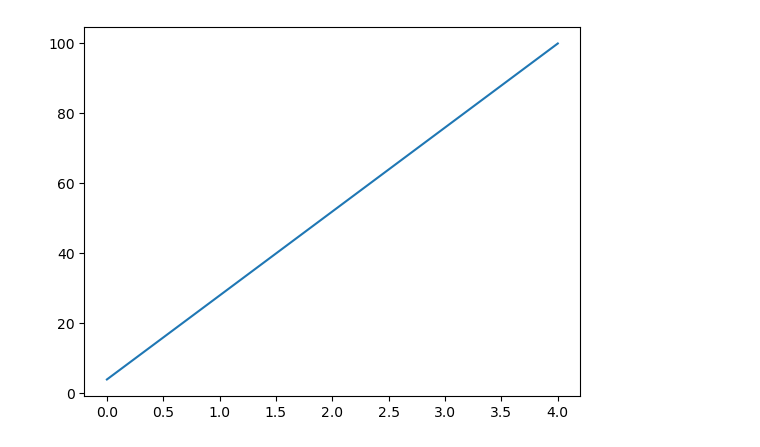
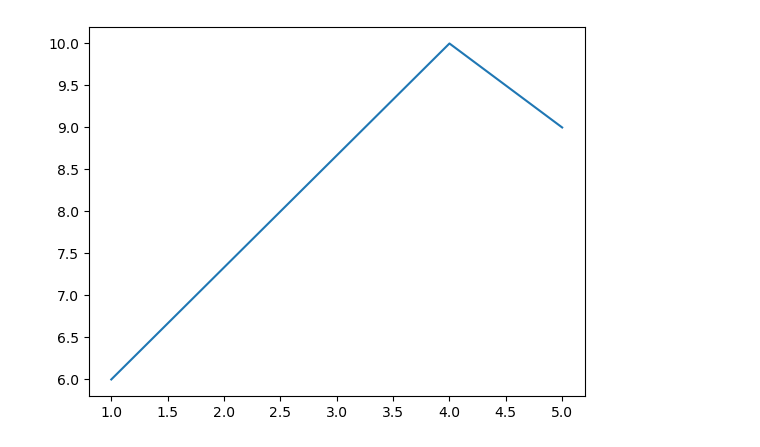
Before and after one commit to Uzo-Edoka/altschool-sod-circle-111-project-Uzo, a Jupyter notebook: Altschool-sod-circle-111-project.ipynb, the cells around one changed output. Drawn from its saved outputs; the diff is of its cells as text; code cells hidden in the pictures.

```diff
--- a/Altschool-sod-circle-111-project.ipynb
+++ b/Altschool-sod-circle-111-project.ipynb
@@ -9,8 +51,8 @@ import matplotlib.pyplot as plt
 # %%
-x = np.array([0,4])
-y = np.array([4,100])
+x = np.array([1,4, 5])
+y = np.array([6,10, 9])
 
 plt.plot(x, y)
 plt.show()
 # %% [output]
-[figure, old version]
+[figure, new version]
```
Also changed, not shown: parts of 7 cells of this notebook, 3 other files.
